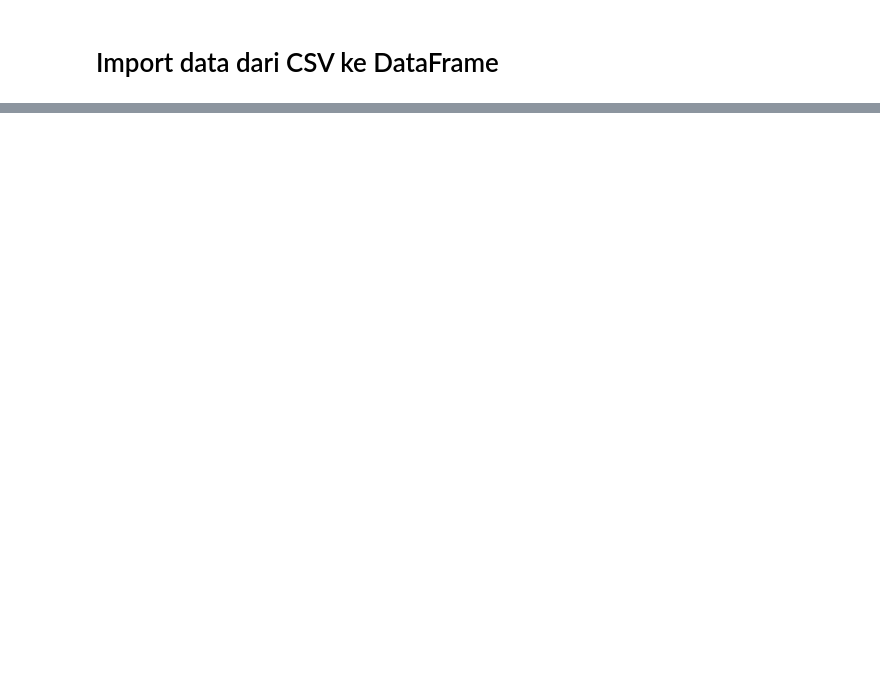
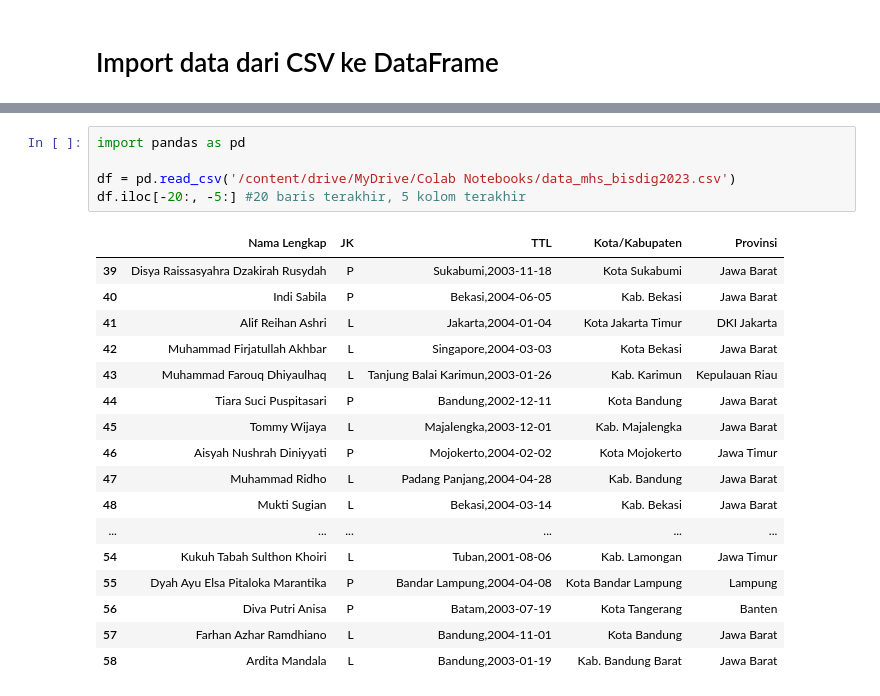
Before and after one commit to navagigs/Admin, a Jupyter notebook: Salinan_02_Query_Data.ipynb, the cells around one changed output, grey strips where cells are left out. Cells and saved outputs as stored; diff of their text form; blank space fills up the shorter version.

```diff
--- a/Salinan_02_Query_Data.ipynb
+++ b/Salinan_02_Query_Data.ipynb
@@ -27,0 +120,23 @@ print(df.to_string())
+# %%
+import pandas as pd
+
+df = pd.read_csv('/content/drive/MyDrive/Colab Notebooks/data_mhs_bisdig2023.csv')
+df.iloc[-20:, -5:] #20 baris terakhir, 5 kolom terakhir
+# %% [output]
+|  | Nama Lengkap | JK | TTL | Kota/Kabupaten | Provinsi |
+| 39 | Disya Raissasyahra Dzakirah Rusydah | P | Sukabumi,2003-11-18 | Kota Sukabumi | Jawa Barat |
+| 40 | Indi Sabila | P | Bekasi,2004-06-05 | Kab. Bekasi | Jawa Barat |
+| 41 | Alif Reihan Ashri | L | Jakarta,2004-01-04 | Kota Jakarta Timur | DKI Jakarta |
+| 42 | Muhammad Firjatullah Akhbar | L | Singapore,2004-03-03 | Kota Bekasi | Jawa Barat |
+| 43 | Muhammad Farouq Dhiyaulhaq | L | Tanjung Balai Karimun,2003-01-26 | Kab. Karimun | Kepulauan Riau |
+| 44 | Tiara Suci Puspitasari | P | Bandung,2002-12-11 | Kota Bandung | Jawa Barat |
+| 45 | Tommy Wijaya | L | Majalengka,2003-12-01 | Kab. Majalengka | Jawa Barat |
+| 46 | Aisyah Nushrah Diniyyati | P | Mojokerto,2004-02-02 | Kota Mojokerto | Jawa Timur |
+| 47 | Muhammad Ridho | L | Padang Panjang,2004-04-28 | Kab. Bandung | Jawa Barat |
+| 48 | Mukti Sugian | L | Bekasi,2004-03-14 | Kab. Bekasi | Jawa Barat |
+| ... | ... | ... | ... | ... | ... |
+| 54 | Kukuh Tabah Sulthon Khoiri | L | Tuban,2001-08-06 | Kab. Lamongan | Jawa Timur |
+| 55 | Dyah Ayu Elsa Pitaloka Marantika | P | Bandar Lampung,2004-04-08 | Kota Bandar Lampung | Lampung |
+| 56 | Diva Putri Anisa | P | Batam,2003-07-19 | Kota Tangerang | Banten |
+| 57 | Farhan Azhar Ramdhiano | L | Bandung,2004-11-01 | Kota Bandung | Jawa Barat |
+| 58 | Ardita Mandala | L | Bandung,2003-01-19 | Kab. Bandung Barat | Jawa Barat |
```
Also changed, not shown: parts of 16 cells of this notebook.
